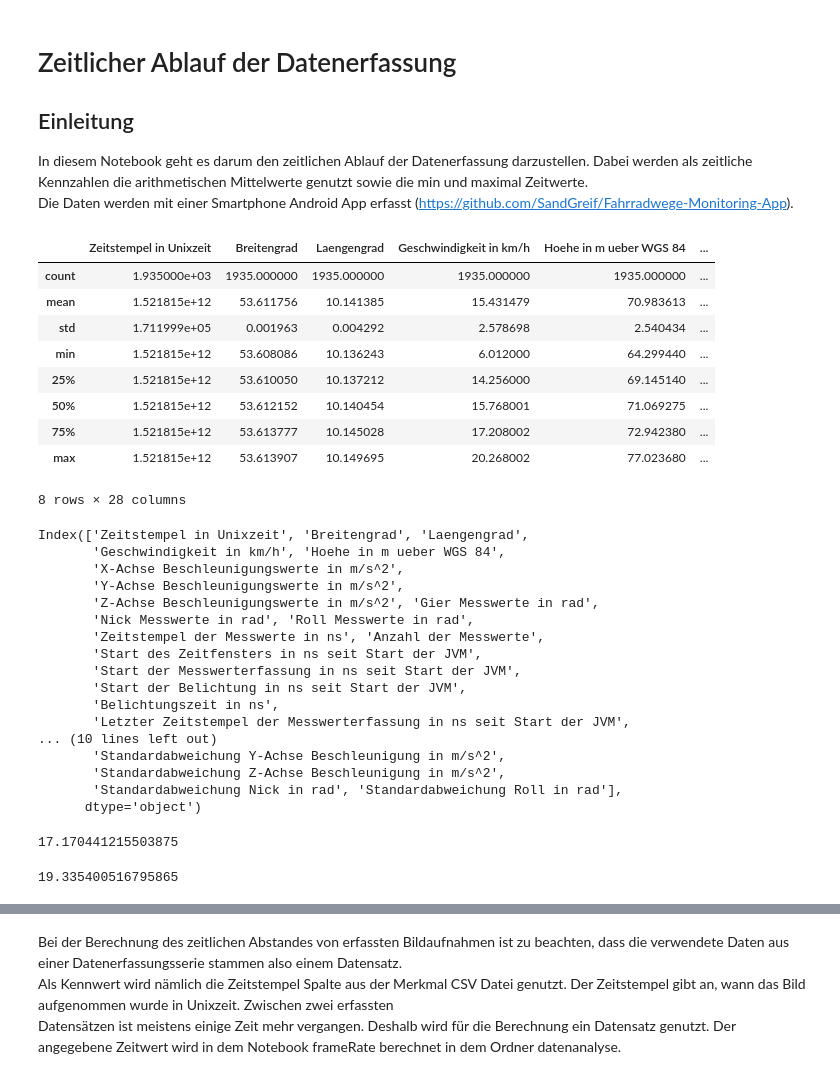
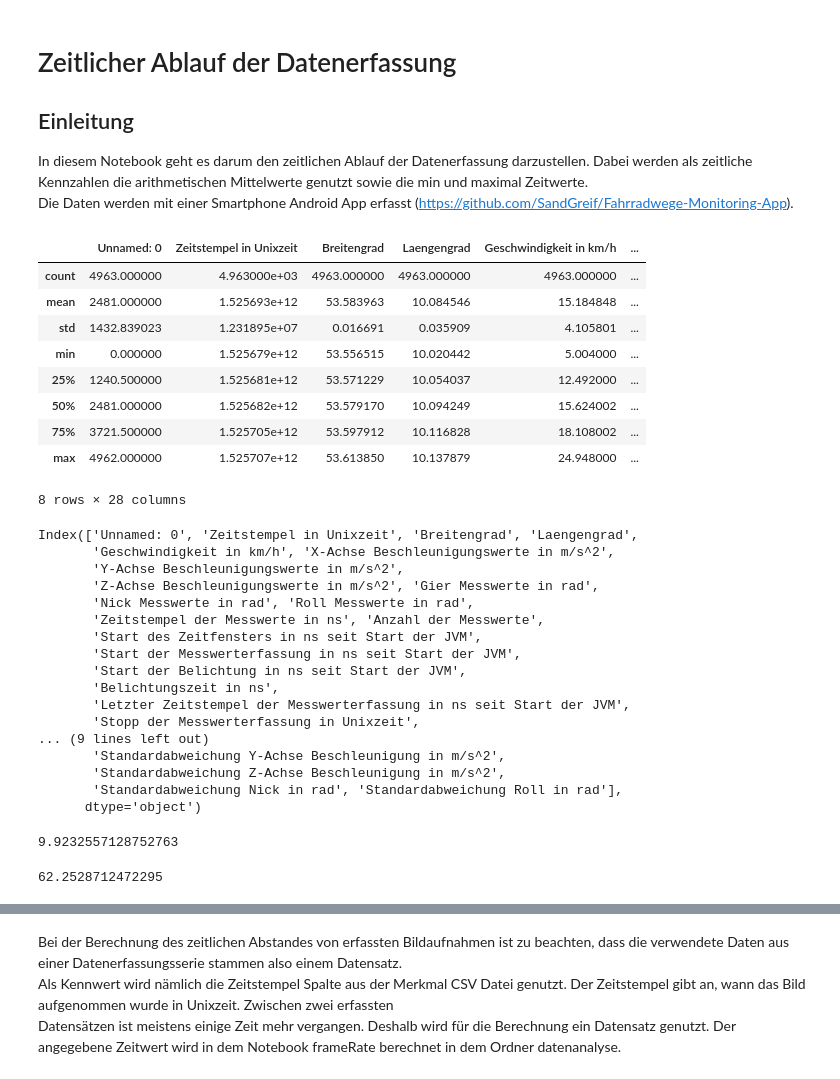
Before and after one commit to SandGreif/FahrradwegeKlassifizierung, a Jupyter notebook: datenvisualisierung/gatheringSequence.ipynb, the cells around one changed output, grey strips where cells are left out. Saved outputs shown, nothing was run; the diff lists cells and outputs as text; code cells hidden in the pictures.

```diff
--- a/datenvisualisierung/gatheringSequence.ipynb
+++ b/datenvisualisierung/gatheringSequence.ipynb
@@ -15,25 +15,24 @@ import matplotlib.pyplot as plt
 import matplotlib.ticker as ticker
 import matplotlib.patches as mpatches
 # %%
-featuresDf = pandas.read_csv("../daten/merkmale.csv")
+featuresDf = pandas.read_csv("../daten/merkmale_datensatz_26_bis_27/absMesswerte/merkmale.csv")
 featuresDf.describe()
 # %% [output]
-|  | Zeitstempel in Unixzeit | Breitengrad | Laengengrad | Geschwindigkeit in km/h | Hoehe in m ueber WGS 84 | ... |
-| count | 1.935000e+03 | 1935.000000 | 1935.000000 | 1935.000000 | 1935.000000 | ... |
-| mean | 1.521815e+12 | 53.611756 | 10.141385 | 15.431479 | 70.983613 | ... |
-| std | 1.711999e+05 | 0.001963 | 0.004292 | 2.578698 | 2.540434 | ... |
-| min | 1.521815e+12 | 53.608086 | 10.136243 | 6.012000 | 64.299440 | ... |
-| 25% | 1.521815e+12 | 53.610050 | 10.137212 | 14.256000 | 69.145140 | ... |
-| 50% | 1.521815e+12 | 53.612152 | 10.140454 | 15.768001 | 71.069275 | ... |
-| 75% | 1.521815e+12 | 53.613777 | 10.145028 | 17.208002 | 72.942380 | ... |
-| max | 1.521815e+12 | 53.613907 | 10.149695 | 20.268002 | 77.023680 | ... |
+|  | Unnamed: 0 | Zeitstempel in Unixzeit | Breitengrad | Laengengrad | Geschwindigkeit in km/h | ... |
+| count | 4963.000000 | 4.963000e+03 | 4963.000000 | 4963.000000 | 4963.000000 | ... |
+| mean | 2481.000000 | 1.525693e+12 | 53.583963 | 10.084546 | 15.184848 | ... |
+| std | 1432.839023 | 1.231895e+07 | 0.016691 | 0.035909 | 4.105801 | ... |
+| min | 0.000000 | 1.525679e+12 | 53.556515 | 10.020442 | 5.004000 | ... |
+| 25% | 1240.500000 | 1.525681e+12 | 53.571229 | 10.054037 | 12.492000 | ... |
+| 50% | 2481.000000 | 1.525682e+12 | 53.579170 | 10.094249 | 15.624002 | ... |
+| 75% | 3721.500000 | 1.525705e+12 | 53.597912 | 10.116828 | 18.108002 | ... |
+| max | 4962.000000 | 1.525707e+12 | 53.613850 | 10.137879 | 24.948000 | ... |
 8 rows × 28 columns
 # %%
 featuresDf.columns
 # %% [output]
-Index(['Zeitstempel in Unixzeit', 'Breitengrad', 'Laengengrad',
-       'Geschwindigkeit in km/h', 'Hoehe in m ueber WGS 84',
-       'X-Achse Beschleunigungswerte in m/s^2',
+Index(['Unnamed: 0', 'Zeitstempel in Unixzeit', 'Breitengrad', 'Laengengrad',
+       'Geschwindigkeit in km/h', 'X-Achse Beschleunigungswerte in m/s^2',
        'Y-Achse Beschleunigungswerte in m/s^2',
        'Z-Achse Beschleunigungswerte in m/s^2', 'Gier Messwerte in rad',
        'Nick Messwerte in rad', 'Roll Messwerte in rad',
@@ -43,7 +42,8 @@ Index(['Zeitstempel in Unixzeit', 'Breitengrad', 'Laengengrad',
        'Start der Belichtung in ns seit Start der JVM',
        'Belichtungszeit in ns',
        'Letzter Zeitstempel der Messwerterfassung in ns seit Start der JVM',
-... (10 lines left out)
+       'Stopp der Messwerterfassung in Unixzeit',
+... (9 lines left out)
        'Standardabweichung Y-Achse Beschleunigung in m/s^2',
        'Standardabweichung Z-Achse Beschleunigung in m/s^2',
        'Standardabweichung Nick in rad', 'Standardabweichung Roll in rad'],
@@ -53,11 +53,11 @@ Index(['Zeitstempel in Unixzeit', 'Breitengrad', 'Laengengrad',
 meanExposureTime = featuresDf['Belichtungszeit in ns'].mean() / 1000000
 meanExposureTime
 # %% [output]
-17.170441215503875
+9.9232557128752763
 # %%
 # Mittelwert Anzahl der Messwerte pro Merkmal
 featuresDf['Anzahl der Messwerte'].mean()
 # %% [output]
-19.335400516795865
+62.2528712472295
 # %%
 # Dauer des Zeitfensters in ms
```
Also changed, not shown: parts of 10 cells of this notebook, 1 other file.
